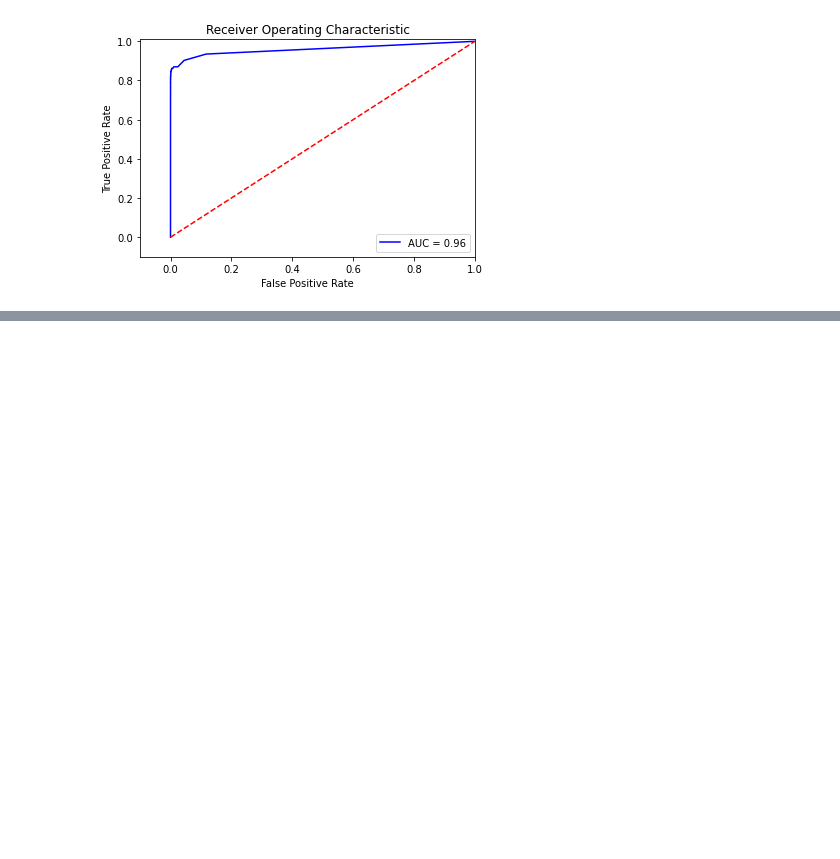
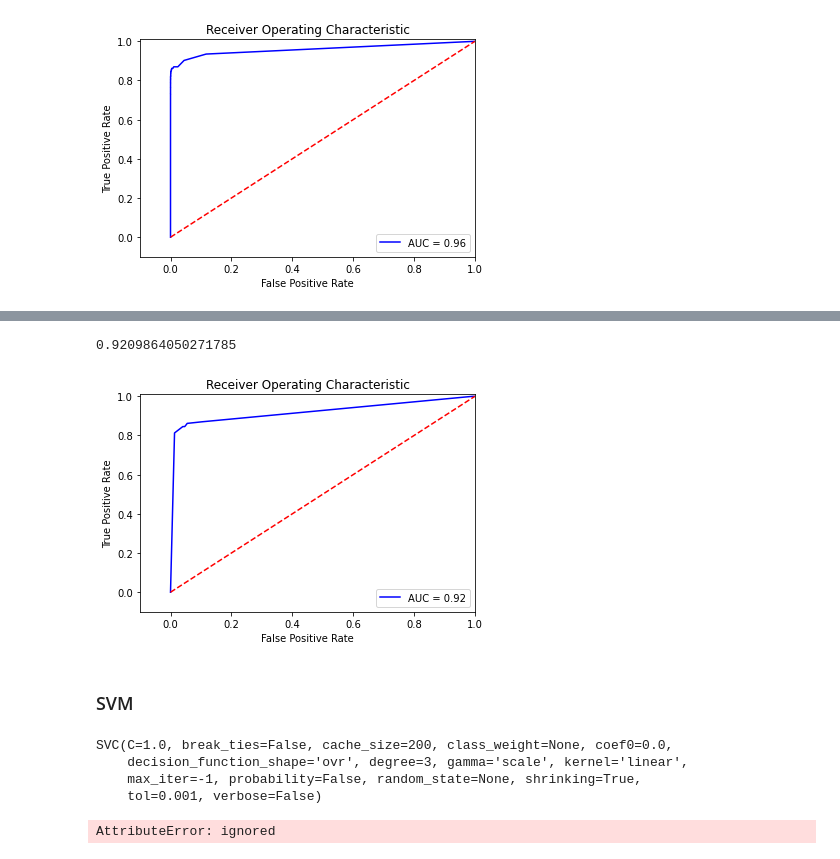
Before and after one commit to joybratas1/Credit-Card-Fraud-Project, a Jupyter notebook: CCFraud_ Decision Tree.ipynb, the cells around one changed output, grey strips where cells are left out. Drawn from its saved outputs; the diff is of its cells as text; code cells hidden in the pictures; blank space fills up the shorter version.

```diff
--- a/CCFraud_ Decision Tree.ipynb
+++ b/CCFraud_ Decision Tree.ipynb
@@ -509,0 +592,7 @@ plt.show()
+# %%
+cart_model = tree.DecisionTreeClassifier(splitter='best',max_depth=3,class_weight=None,min_samples_leaf=1000,random_state=0).fit(X_train_smote, y_train_smote)
+# %%
+y_train_pred_smote_cart = cart_model.predict(X_train_smote)
+y_test_CART_smote = cart_model.predict(X_test)
+pred_prob_cart =cart_model.predict_proba(X_test)[:,1]
+pred_prob_train_cart= cart_model.predict_proba(X_train_smote)[:,1]
@@ -509,0 +639,22 @@ plt.show()
+# %%
+roc_auc_score(y_test, pred_prob_cart)
+# %% [output]
+0.9209864050271785
+# %%
+fpr, tpr, thresholds = roc_curve(y_test.ravel(),pred_prob_cart)
+roc_auc = auc(fpr,tpr)
+
+# Plot ROC
+plt.title('Receiver Operating Characteristic')
+plt.plot(fpr, tpr, 'b',label='AUC = %0.2f'% roc_auc)
+plt.legend(loc='lower right')
+plt.plot([0,1],[0,1],'r--')
+plt.xlim([-0.1,1.0])
+plt.ylim([-0.1,1.01])
+plt.ylabel('True Positive Rate')
+plt.xlabel('False Positive Rate')
+plt.show()
+# %% [output]
+[figure, added]
+# %% [markdown]
+### SVM
@@ -509,0 +664,14 @@ plt.show()
+# %%
+classifier.fit(X_train_smote, y_train_smote)
+# %% [output]
+SVC(C=1.0, break_ties=False, cache_size=200, class_weight=None, coef0=0.0,
+    decision_function_shape='ovr', degree=3, gamma='scale', kernel='linear',
+    max_iter=-1, probability=False, random_state=None, shrinking=True,
+    tol=0.001, verbose=False)
+# %%
+y_train_pred_smote_svm = classifier.predict(X_train_smote)
+y_test_SVM_smote = classifier.predict(X_test)
+pred_prob_svm =classifier.predict_proba(X_test)[:,1]
+pred_prob_train_svm= classifier.predict_proba(X_train_smote)[:,1]
+# %% [output]
+AttributeError: ignored
```
Also changed, not shown: parts of 16 cells of this notebook.
